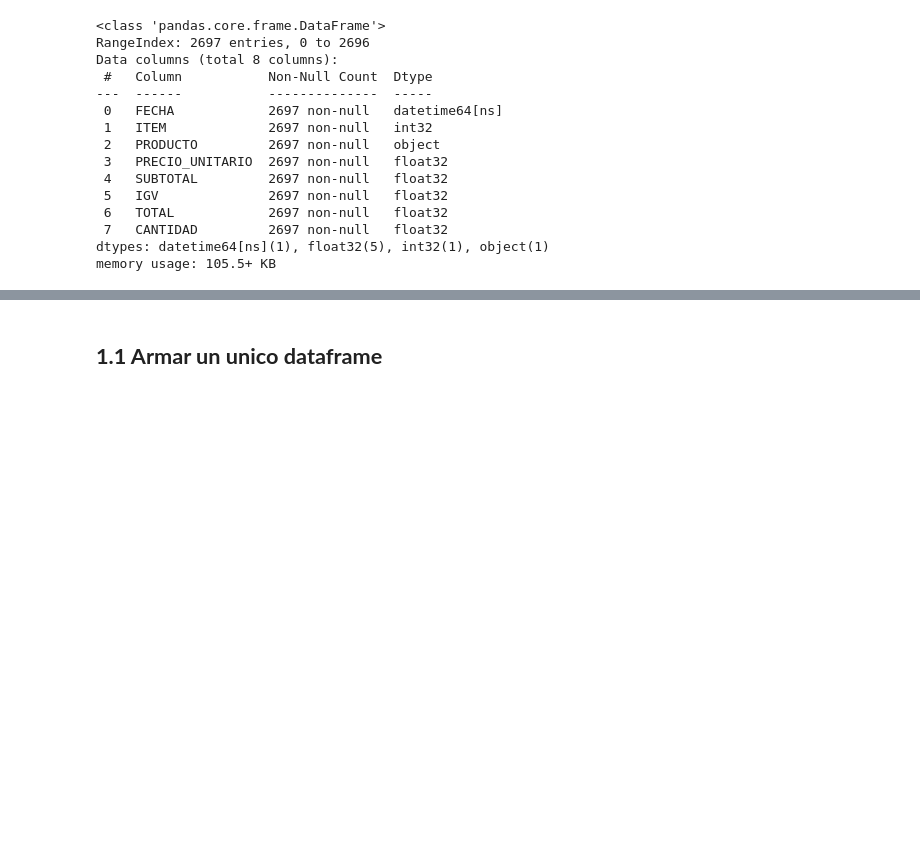
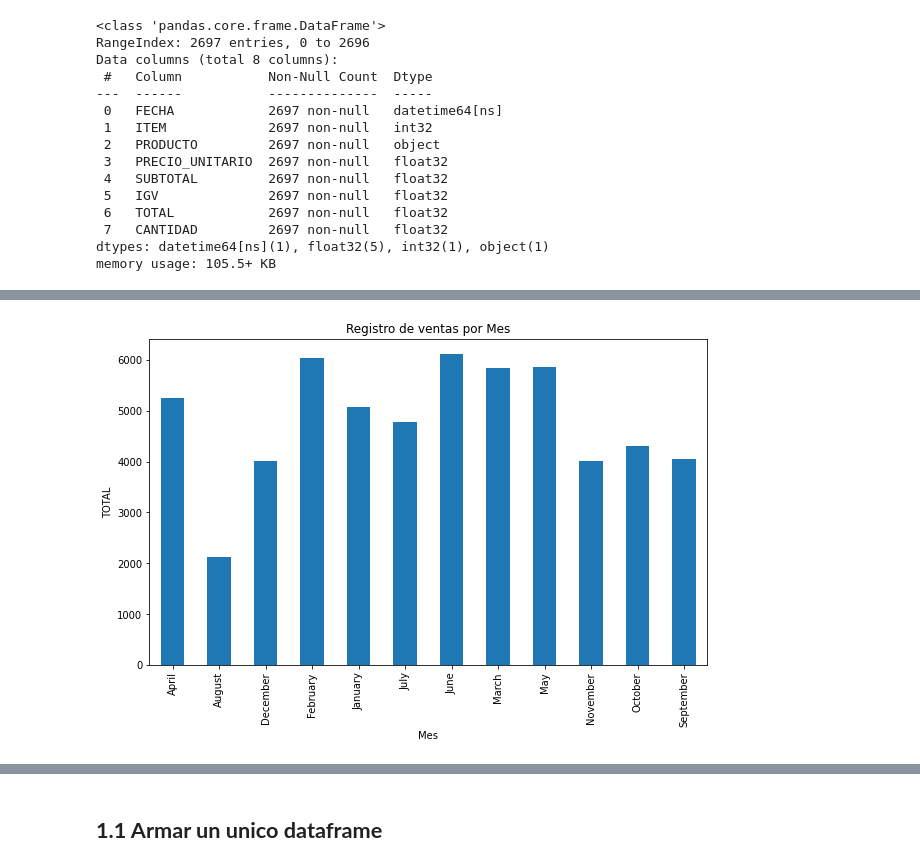
Before and after one commit to rdcn93/UPC_PI2_Model, a Jupyter notebook: UPC_PI2_Modelo.ipynb, the cells around one changed output, grey strips where cells are left out. Cells and saved outputs as stored; diff of their text form; code cells hidden in the pictures; blank space fills up the shorter version.

```diff
--- a/UPC_PI2_Modelo.ipynb
+++ b/UPC_PI2_Modelo.ipynb
@@ -337,0 +382,3 @@ len(data2["YEAR_MES"].unique())
+# %%
+df_productos_mes = data2.groupby(["MES_NOMBRE"]).sum()
+df_productos_mes
@@ -337,0 +400,9 @@ len(data2["YEAR_MES"].unique())
+# %%
+df_productos_mes["CANTIDAD"].plot.bar(figsize = (10,6))
+plt.title("Registro de ventas por Mes")
+plt.xticks(rotation=90)
+plt.xlabel("Mes")
+plt.ylabel("TOTAL")
+plt.show()
+# %% [output]
+[figure, added]
```
Also changed, not shown: parts of 48 cells of this notebook.
